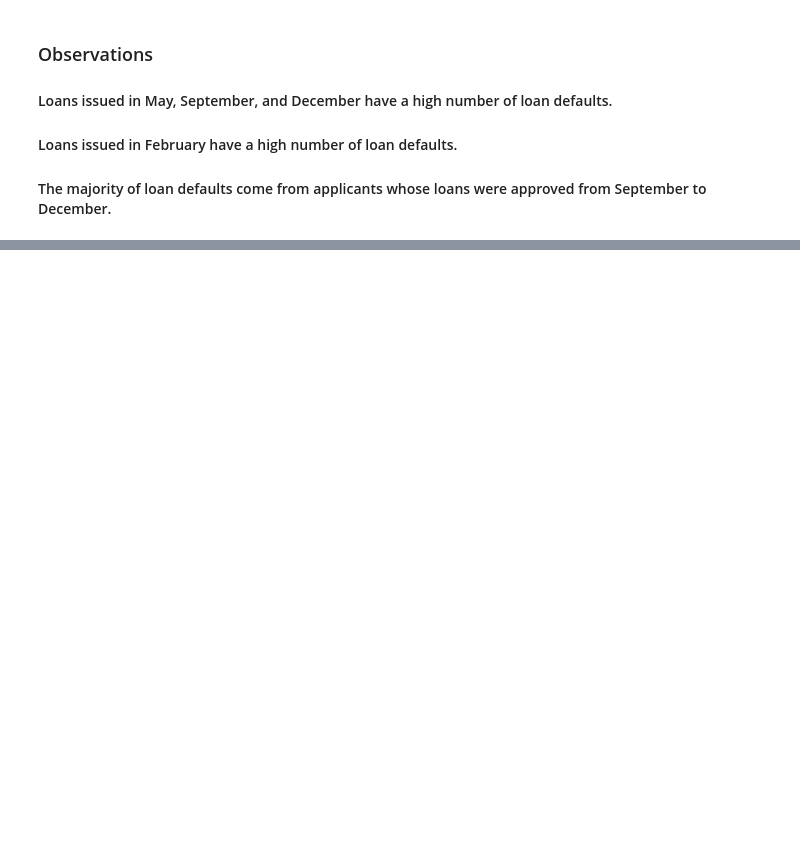
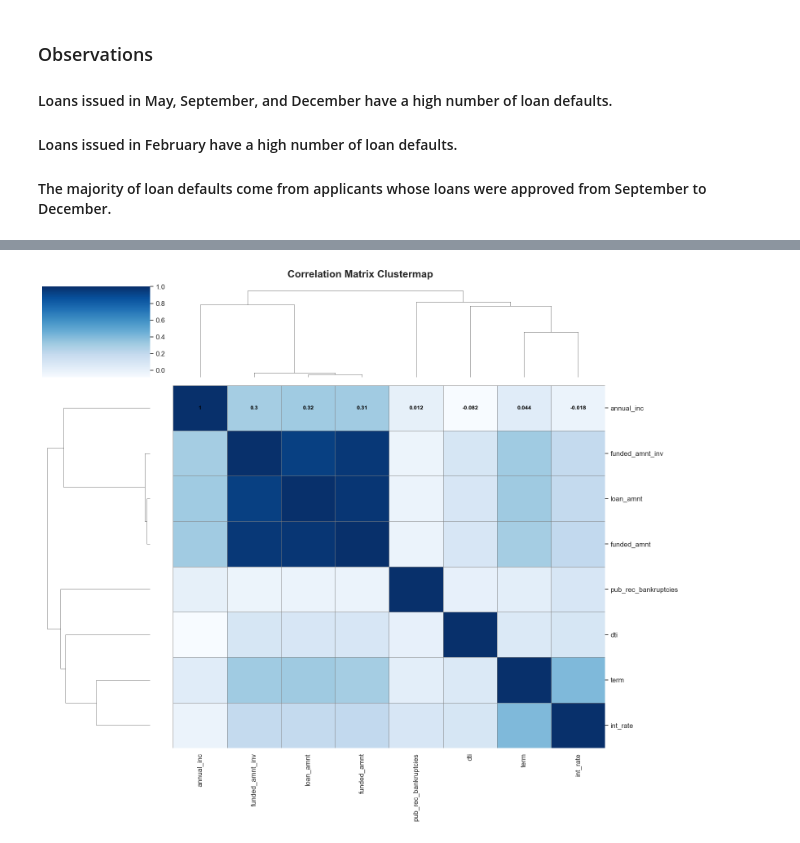
Before and after one commit to chandansharma10698/LendingClubCaseStudy, a Jupyter notebook: chandan_sharma_brk.ipynb, the cells around one changed output, grey strips where cells are left out. Drawn from its saved outputs; the diff is of its cells as text; code cells hidden in the pictures; blank space fills up the shorter version.

```diff
--- a/chandan_sharma_brk.ipynb
+++ b/chandan_sharma_brk.ipynb
@@ -1496,0 +1544,48 @@ Loan applicants with a loan grade of A have the lowest loan defaults.
+# %%
+selected_columns = [
+    'annual_inc', 'installment', 'funded_amnt_inv', 'loan_amnt',
+    'funded_amnt', 'issue_month', 'id', 'issue_year',
+    'pub_rec_bankruptcies', 'dti', 'term', 'int_rate'
+]
+
+# Select only the specified columns
+corr_loan = df_Loan[selected_columns]
+
+# Drop specified columns
+drop_columns = ['installment', 'id', 'issue_year', 'issue_month']
+corr_loan = corr_loan.drop(columns=drop_columns)
+
+# Compute the correlation matrix
+corr = corr_loan.corr()
+
+# Set the font scale for better readability
+sns.set(font_scale=1.1)
+
+# Function to create and format the clustermap
+def plot_clustermap(corr_matrix):
+    # Create the clustermap with specific formatting
+    g = sns.clustermap(
+        corr_matrix,
+        annot=True,
+        figsize=(16, 14),  # Increase size for better visibility
+        cmap="Blues",
+        annot_kws={"size": 10, "weight": 'bold', "color": 'black'},  # Adjust annotation appearance
+        linewidths=0.5,  # Add lines between cells
+        linecolor='grey',  # Color of the lines
+        cbar_kws={'shrink': .8}  # Adjust colorbar size
+    )
+
+    # Adjust the title
+    g.fig.suptitle('Correlation Matrix Clustermap', fontsize=18, fontweight='bold')
+
+    # Adjust layout
+    plot.subplots_adjust(left=0.1, right=0.9, top=0.9, bottom=0.1)  # Increase margins
+    plot.tight_layout()
+
+    # Show the plot
+    plot.show()
+
+# Usage
+plot_clustermap(corr)
+# %% [output]
+[figure, added]
```
Also changed, not shown: parts of 37 cells of this notebook.
